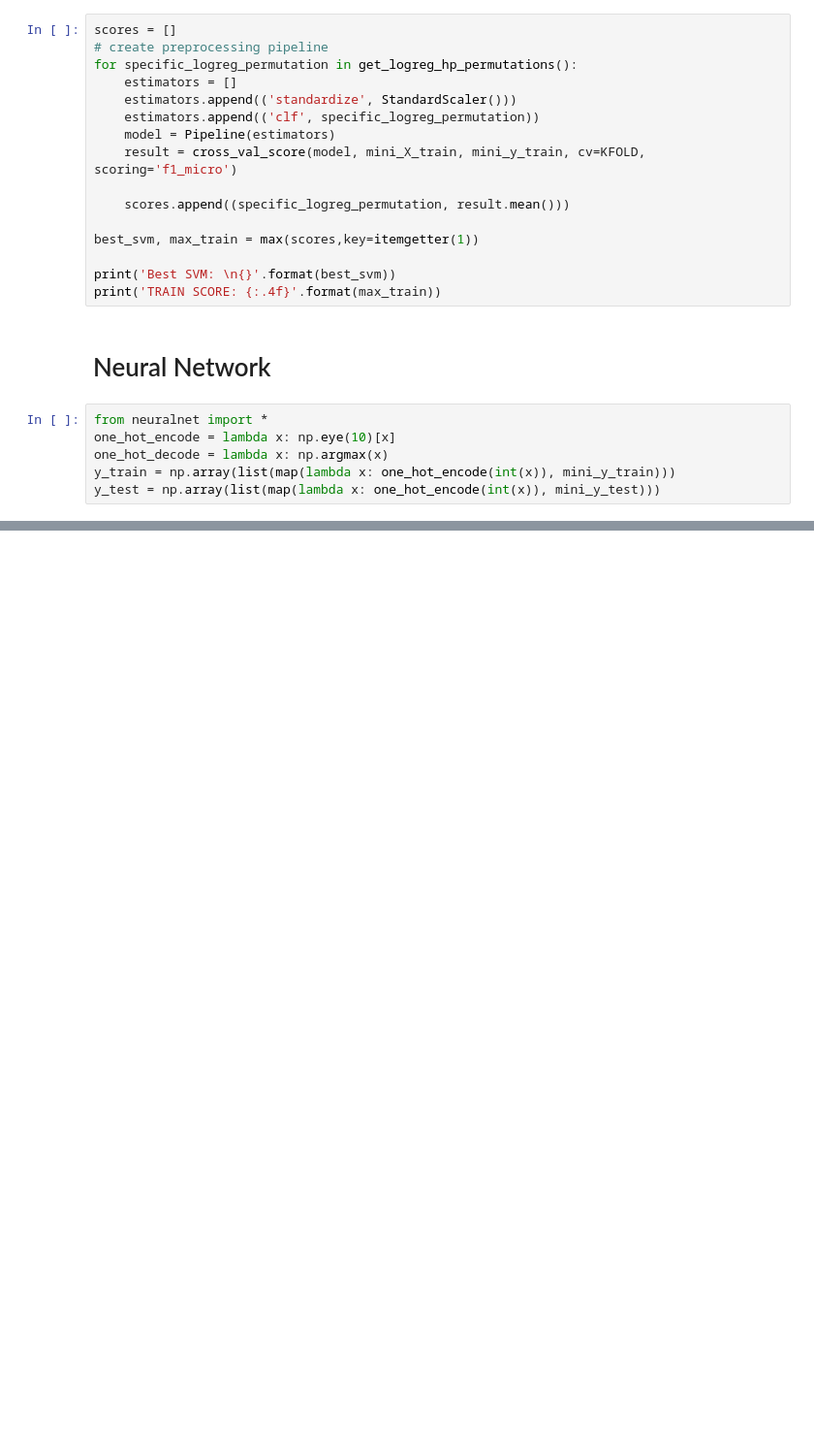
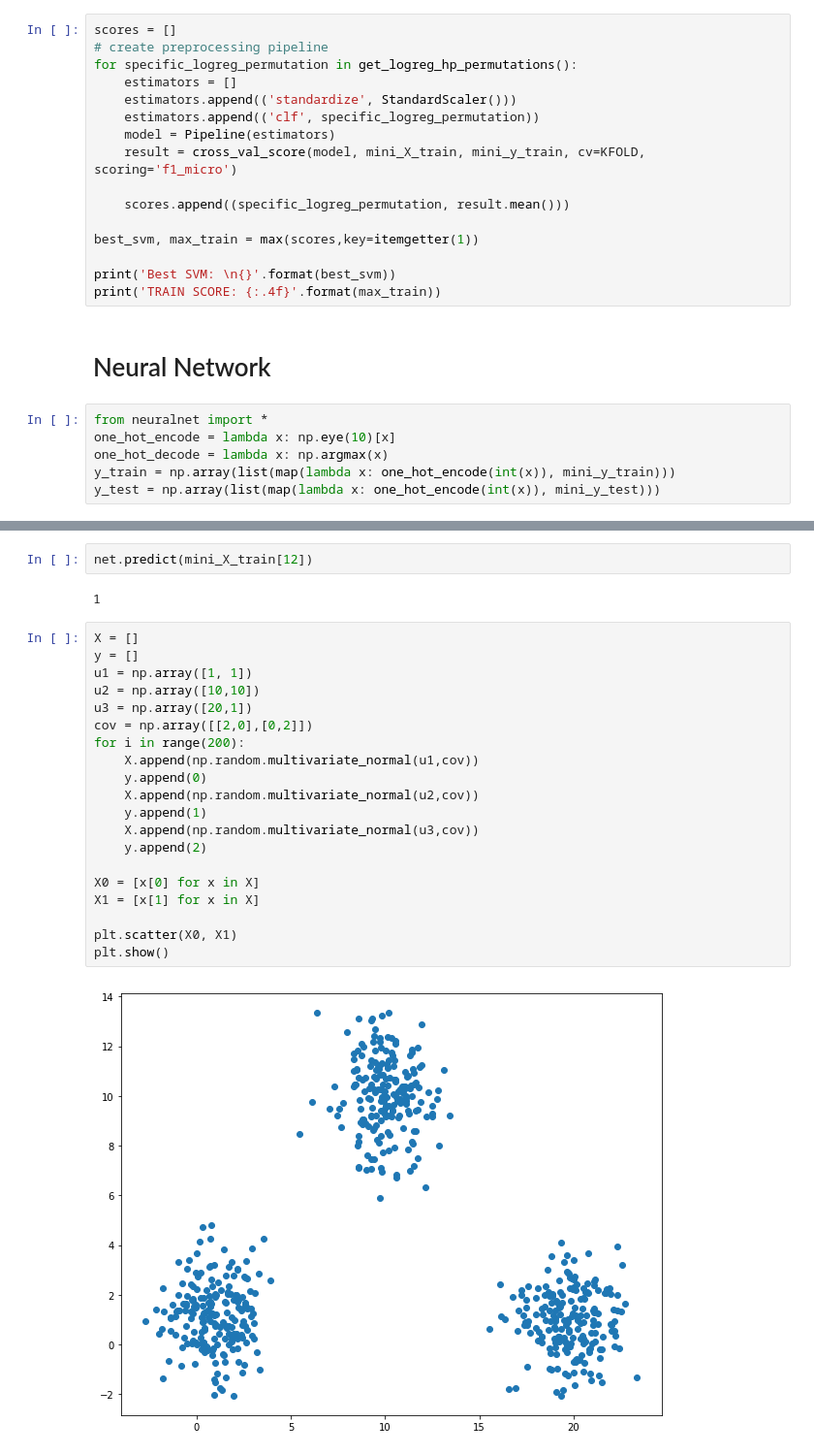
Before and after one commit to CamiloGarciaLaRotta/KaggleCompetition, a Jupyter notebook: Preprocessing and Part1.ipynb, the cells around one changed output, grey strips where cells are left out. Shown: that part at 97% size. Drawn from its saved outputs; the diff is of its cells as text; blank space fills up the shorter version.

```diff
--- a/Preprocessing and Part1.ipynb
+++ b/Preprocessing and Part1.ipynb
@@ -273,0 +273,26 @@ Accuracy is 10.2%
+# %%
+net.predict(mini_X_train[12])
+# %% [output]
+1
+# %%
+X = []
+y = []
+u1 = np.array([1, 1])
+u2 = np.array([10,10])
+u3 = np.array([20,1])
+cov = np.array([[2,0],[0,2]])
+for i in range(200):
+    X.append(np.random.multivariate_normal(u1,cov))
+    y.append(0)
+    X.append(np.random.multivariate_normal(u2,cov))
+    y.append(1)
+    X.append(np.random.multivariate_normal(u3,cov))
+    y.append(2)
+
+X0 = [x[0] for x in X]
+X1 = [x[1] for x in X]
+
+plt.scatter(X0, X1)
+plt.show()
+# %% [output]
+[figure, added]
```
Also changed, not shown: parts of 6 cells of this notebook.
